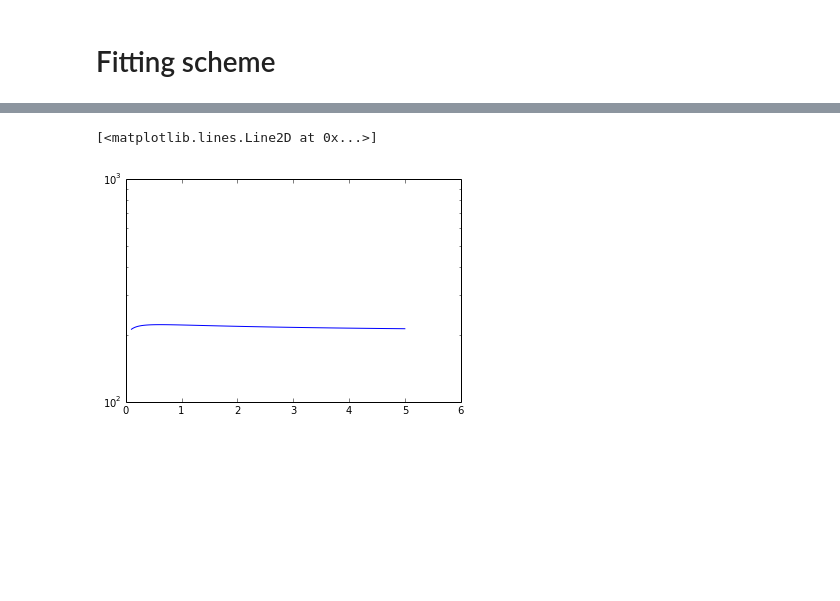
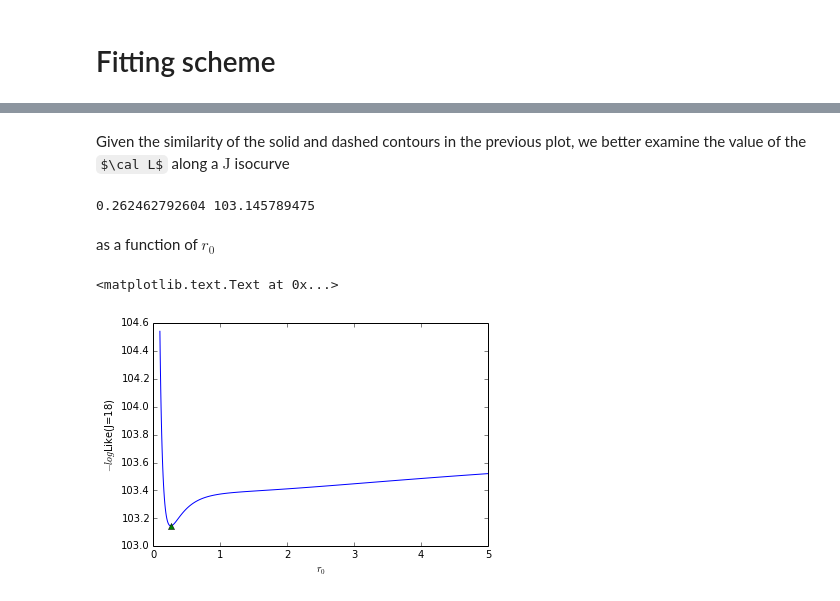
Before and after one commit to achiappo/FRESKA, a Jupyter notebook: spherical_jeans_analysis.ipynb, the cells around one changed output, grey strips where cells are left out. Drawn from its saved outputs; the diff is of its cells as text; code cells hidden in the pictures; some formulas as TeX source; blank space fills up the shorter version.

```diff
--- a/spherical_jeans_analysis.ipynb
+++ b/spherical_jeans_analysis.ipynb
@@ -412,7 +413,7 @@ def Jfactor(D,rt,r0,rho0,tmax):
     #print res
     return cst*res[0]
 
-J = Jfactor(106, np.inf, 0.141, 10**8.778, 0.5)
+J = Jfactor(D, np.inf, 0.141, 10**8.778, 0.5)
 print J, np.log10(J)
 # %% [output]
 1.67586604758e+18 18.2242393024
@@ -480,23 +484,0 @@ Given the degeneracy in $\cal L$ and $J$, a standard fitting procedure would not
-# %%
-from scipy.interpolate import UnivariateSpline as spline
-def deltaJ(rho0,J,D,rt,r0,tmax):
-    return abs(J-np.log10(Jfactor(D,rt,r0,1.,tmax))-rho0*2.)
-
-tmax=0.5
-#for i,J in enumerate(np.linspace(17.,19.,10)):
-J = 17.
-min_arrays = np.zeros_like(r0_array)
-fmin_arrays = np.zeros_like(r0_array)
-LikeJij = np.zeros_like(r0_array)
-for j,r0 in enumerate(r0_array):
-    min_deltaJij = sciopt.minimize_scalar(deltaJ,bounds=(5.,9.),args=(J,D,rt,r0,tmax),tol=1e-8)
-    min_arrays[j] = min_deltaJij.x
-    LikeJij[j] = logLike(10.**min_arrays[j]*r0**3.,j)
-spline_LikeJj = spline(r0_array,LikeJij,s=0)
-spline_rhoj = spline(r0_array,min_arrays,s=0)
-min_Likej = sciopt.minimize_scalar(spline_LikeJj,bounds=(200,400))
-#print min_Likej.x,spline_LikeJj(min_Likej.x),spline_rhoj(min_Likej.x)
-plt.semilogy(r0_array,LikeJij)
-# %% [output]
-[<matplotlib.lines.Line2D at 0x...>]
-[figure, removed]
@@ -502,0 +489,29 @@ plt.semilogy(r0_array,LikeJij)
+# %% [markdown]
+Given the similarity of the solid and dashed contours in the previous plot, we better examine the value of the $\cal L$ along a $\mathrm{J}$ isocurve
+# %%
+tmax=0.5
+rt=np.inf
+J=18.
+rho0j = np.zeros_like(r0_array)
+LikeJj = np.zeros_like(r0_array)
+for j,r0 in enumerate(r0_array):
+    min_deltaJj = sciopt.minimize_scalar(deltaJ,args=(J,D,rt,r0,tmax),tol=1e-8)
+    rho0j[j] = min_deltaJj.x
+    LikeJj[j] = logLike(10.**min_deltaJj.x*r0**3.,j)
+# %%
+spline_LikeJ_r0 = spline(r0_array,LikeJj,s=0)
+min_LikeJ_r0 = sciopt.minimize_scalar(spline_LikeJ_r0)
+print min_LikeJ_r0.x,spline_LikeJ_r0(min_LikeJ_r0.x)
+# %% [output]
+0.262462792604 103.145789475
+# %% [markdown]
+as a function of $r_0$
+# %%
+plt.plot(r0_array,LikeJj)
+plt.plot(min_LikeJ_r0.x,spline_LikeJ_r0(min_LikeJ_r0.x),'^')
+plt.xlim(0,5)
+plt.xlabel(r'$r_0$')
+plt.ylabel(r'$-log$Like(J=18)')
+# %% [output]
+<matplotlib.text.Text at 0x...>
+[figure, added]
```
Also changed, not shown: parts of 25 cells of this notebook.
